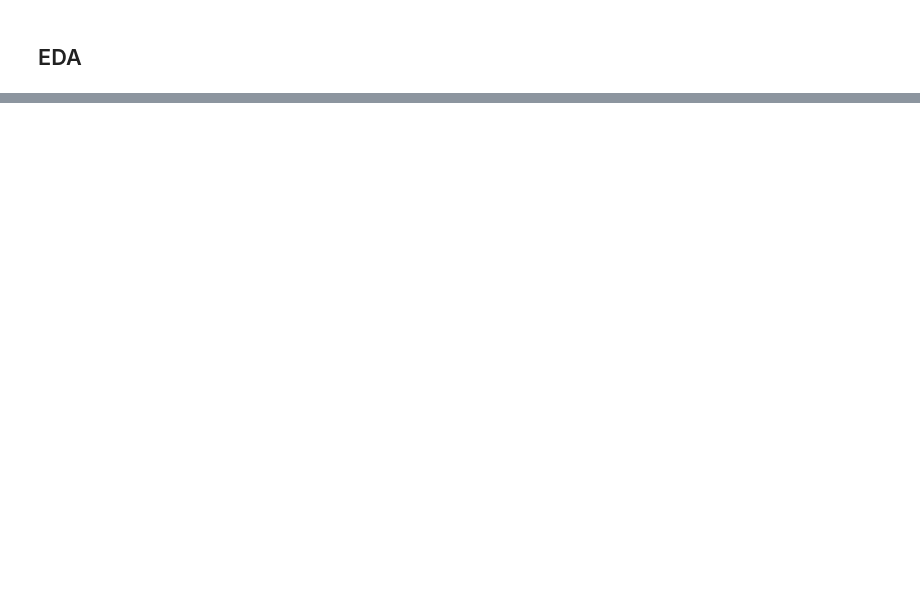
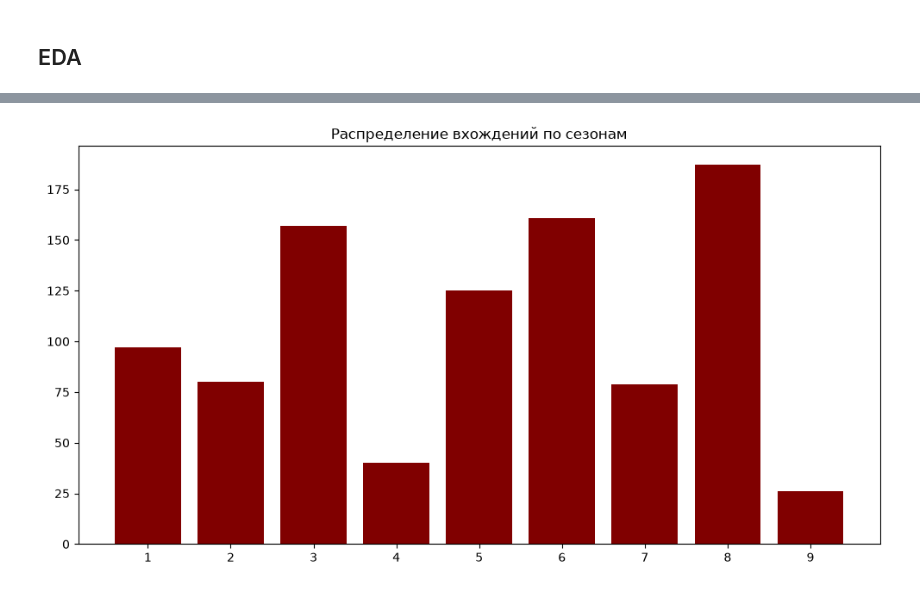
Before and after one commit to ivanVgusev/advanced-machine-learning, a Jupyter notebook: lab2/lab2.ipynb, the cells around one changed output, grey strips where cells are left out. Cells and saved outputs as stored; diff of their text form; code cells hidden in the pictures; blank space fills up the shorter version.

```diff
--- a/lab2/lab2.ipynb
+++ b/lab2/lab2.ipynb
@@ -59,0 +143,14 @@ SR = librosa.get_samplerate(
+# %%
+season_counts = metadata_df["Season"].value_counts()
+
+plt.figure(figsize=PLT_FIG_SIZE)
+plt.title("Распределение вхождений по сезонам")
+plt.bar(
+    season_counts.index,
+    season_counts.to_numpy(dtype=int),
+    color=choose_color(color_palette)
+)
+plt.xticks(season_counts.index)
+plt.show()
+# %% [output]
+[figure, added]
```
Also changed, not shown: parts of 38 cells of this notebook.
